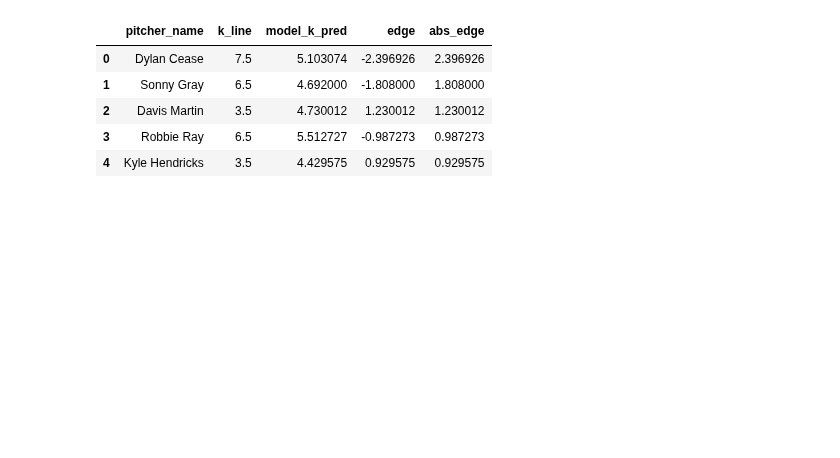
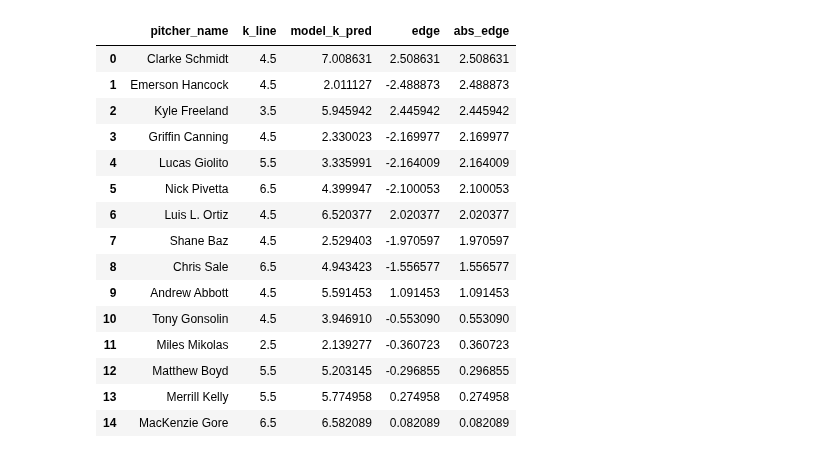
Before and after one commit to b00se/sportsbalf, a Jupyter notebook: notebooks/pitcher_prediction.ipynb, the cells around one changed output. Cells and saved outputs as stored; diff of their text form; code cells hidden in the pictures; blank space fills up the shorter version.

```diff
--- a/notebooks/pitcher_prediction.ipynb
+++ b/notebooks/pitcher_prediction.ipynb
@@ -2,7 +2,7 @@
 import pandas as pd
 import json
 
-lines = pd.read_csv("../data/lines/strikeouts.csv")
+lines = pd.read_csv("../data/lines/strikeouts_2025-06-04.csv")
 lines.head(99)
 # %% [output]
 |  | player | k_line | over_american_price | over_decimal_price | over_payout_multiplier | under_american_price | ... |
@@ -70,11 +72,21 @@ top = merged.sort_values('abs_edge', ascending=False).reset_index(drop=True)
 # Keep the useful fields
 top_picks = top[['pitcher_name', 'k_line', 'model_k_pred', 'edge', 'abs_edge']]
 # %%
-top_picks.head(5)
+top_picks.head(20)
 # %% [output]
 |  | pitcher_name | k_line | model_k_pred | edge | abs_edge |
-| 0 | Dylan Cease | 7.5 | 5.103074 | -2.396926 | 2.396926 |
-| 1 | Sonny Gray | 6.5 | 4.692000 | -1.808000 | 1.808000 |
-| 2 | Davis Martin | 3.5 | 4.730012 | 1.230012 | 1.230012 |
-| 3 | Robbie Ray | 6.5 | 5.512727 | -0.987273 | 0.987273 |
-| 4 | Kyle Hendricks | 3.5 | 4.429575 | 0.929575 | 0.929575 |
+| 0 | Clarke Schmidt | 4.5 | 7.008631 | 2.508631 | 2.508631 |
+| 1 | Emerson Hancock | 4.5 | 2.011127 | -2.488873 | 2.488873 |
+| 2 | Kyle Freeland | 3.5 | 5.945942 | 2.445942 | 2.445942 |
+| 3 | Griffin Canning | 4.5 | 2.330023 | -2.169977 | 2.169977 |
+| 4 | Lucas Giolito | 5.5 | 3.335991 | -2.164009 | 2.164009 |
+| 5 | Nick Pivetta | 6.5 | 4.399947 | -2.100053 | 2.100053 |
+| 6 | Luis L. Ortiz | 4.5 | 6.520377 | 2.020377 | 2.020377 |
+| 7 | Shane Baz | 4.5 | 2.529403 | -1.970597 | 1.970597 |
+| 8 | Chris Sale | 6.5 | 4.943423 | -1.556577 | 1.556577 |
+| 9 | Andrew Abbott | 4.5 | 5.591453 | 1.091453 | 1.091453 |
+| 10 | Tony Gonsolin | 4.5 | 3.946910 | -0.553090 | 0.553090 |
+| 11 | Miles Mikolas | 2.5 | 2.139277 | -0.360723 | 0.360723 |
+| 12 | Matthew Boyd | 5.5 | 5.203145 | -0.296855 | 0.296855 |
+| 13 | Merrill Kelly | 5.5 | 5.774958 | 0.274958 | 0.274958 |
+| 14 | MacKenzie Gore | 6.5 | 6.582089 | 0.082089 | 0.082089 |
```
Also changed, not shown: parts of 2 cells of this notebook, 8 other files.
